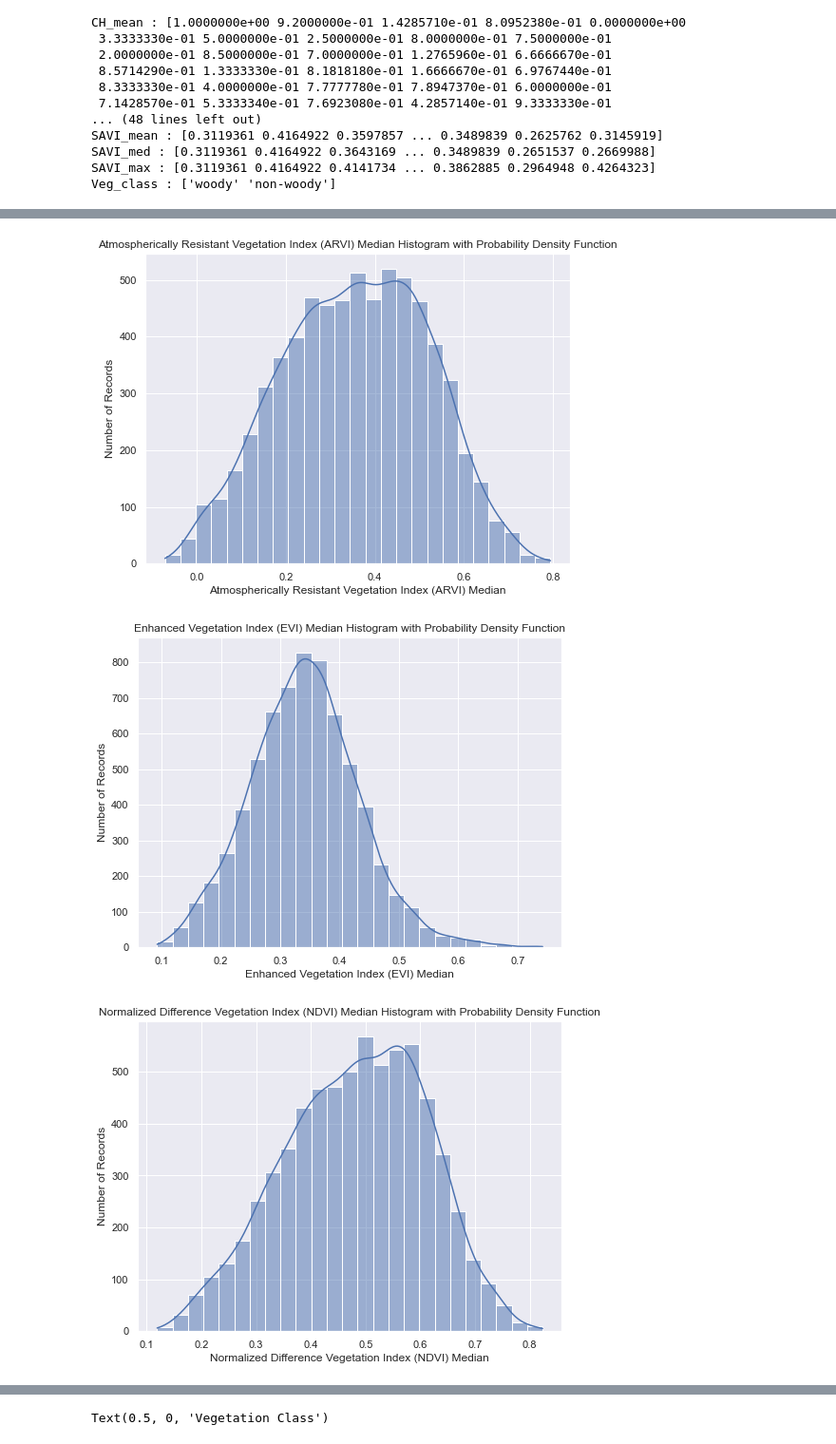
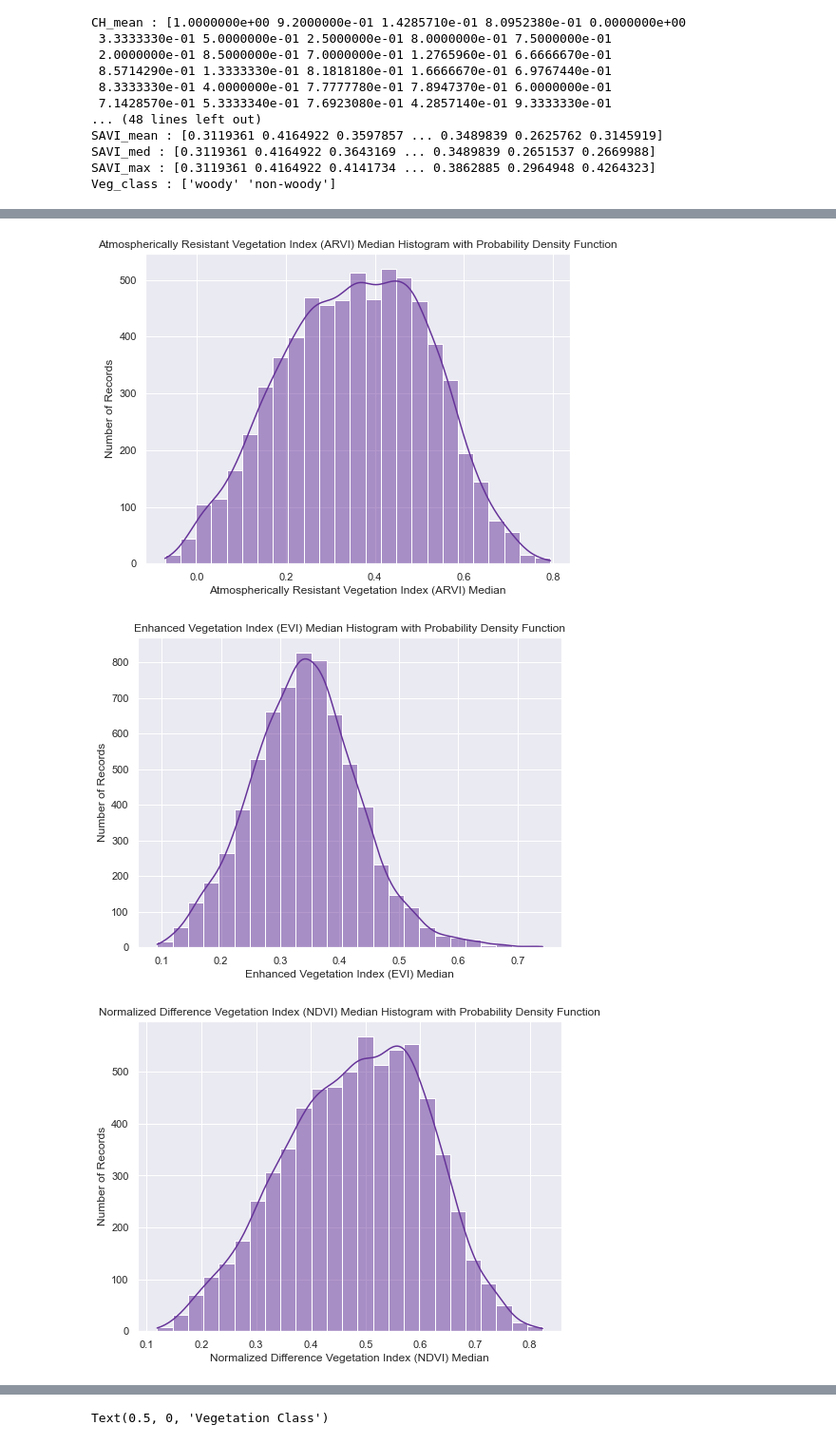
Before and after one commit to kh-bh/EarthScienceSVSM, a Jupyter notebook: EDA Earth Science Analysis-BK(2021 data).ipynb, the cells around one changed output, grey strips where cells are left out. Shown at 95% size. Cells and saved outputs as stored; diff of their text form; code cells hidden in the pictures.

```diff
--- a/EDA Earth Science Analysis-BK(2021 data).ipynb
+++ b/EDA Earth Science Analysis-BK(2021 data).ipynb
@@ -104,7 +104,7 @@ category = ["CH_mean","ARVI_mean","ARVI_med","ARVI_max","EVI_mean","EVI_med","EV
 for i in category:
     sns.set(rc={"figure.figsize":(15,8)})
     plt.figure(figsize=(8,6))
-    sns.histplot(x=i,data=data,kde=True)
+    sns.histplot(x=i,data=data,color="rebeccapurple",kde=True)
     plt.ylabel("Number of Records")
     if i == "CH_mean":
         plt.title("Canopy Height (CH) Mean Histogram with Probability Density Function")
@@ -166,7 +166,7 @@ category = ["CH_mean","ARVI_mean","EVI_mean","NDVI_mean","SAVI_mean"]
 for i in category:
     sns.set(rc={"figure.figsize":(15,8)})
     plt.figure(figsize=(8,6))
-    sns.histplot(x=i,data=data,kde=True, bins = 25)
+    sns.histplot(x=i,data=data,color="rebeccapurple",kde=True, bins = 25)
     plt.ylabel("Number of Records")
     if i == "CH_mean":
         plt.title("Canopy Height (CH) Mean Histogram with Probability Density Function")
@@ -192,25 +192,25 @@ for i in category:
 # %%
 #histogram of medians with a "line of best fit"
 
 category = ["ARVI_med","EVI_med","NDVI_med","SAVI_med"]
 for i in category:
     sns.set(rc={"figure.figsize":(15,8)})
     plt.figure(figsize=(8,6))
-    sns.histplot(x=i,data=data,kde=True, bins = 25)
+    sns.histplot(x=i,data=data,color="rebeccapurple",kde=True, bins = 25)
     plt.ylabel("Number of Records")
     if i == "ARVI_med":
         plt.title("Atmospherically Resistant Vegetation Index (ARVI) Median Histogram with Probability Density Function")
         plt.xlabel("Atmospherically Resistant Vegetation Index (ARVI) Median")
     if i == "EVI_med":
         plt.title("Enhanced Vegetation Index (EVI) Median Histogram with Probability Density Function")
         plt.xlabel("Enhanced Vegetation Index (EVI) Median")
     if i == "NDVI_med":
         plt.title("Normalized Difference Vegetation Index (NDVI) Median Histogram with Probability Density Function")
         plt.xlabel("Normalized Difference Vegetation Index (NDVI) Median")
     if i == "SAVI_med":
         plt.title("Soil-Adjusted Vegetation Index (SAVI) Median Histogram with Probability Density Function")
         plt.xlabel("Soil-Adjusted Vegetation Index (SAVI) Median")
 # %% [output]
-[figure, old version]
+[figure, new version]
-[figure, old version]
+[figure, new version]
-[figure, old version]
+[figure, new version]
```
Also changed, not shown: parts of 5 cells of this notebook.
